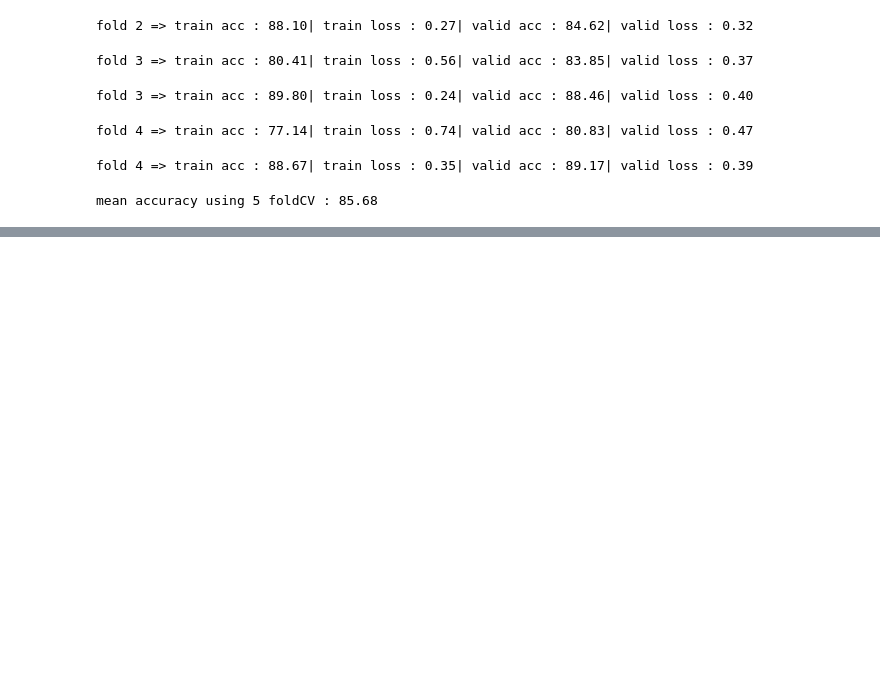
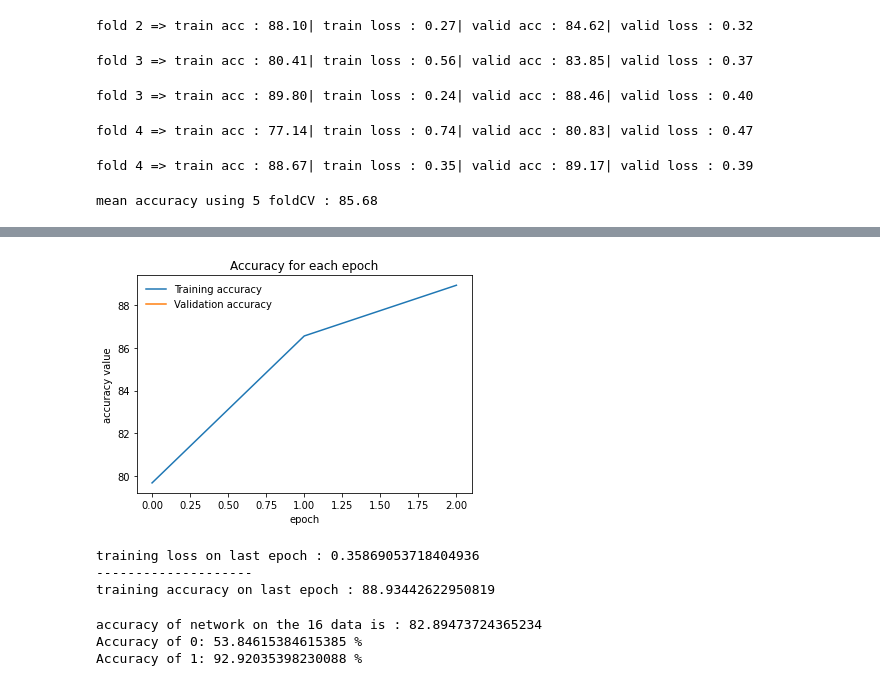
Before and after one commit to ZahraDehghani99/Parkinson-Disease-Classification, a Jupyter notebook: parkinson_disease_classification.ipynb, the cells around one changed output, grey strips where cells are left out. Drawn from its saved outputs; the diff is of its cells as text; code cells hidden in the pictures; blank space fills up the shorter version.

```diff
--- a/parkinson_disease_classification.ipynb
+++ b/parkinson_disease_classification.ipynb
@@ -882,0 +927,21 @@ mean accuracy using 5 foldCV : 85.68
+# %%
+#Training and validation accuracy
+plt.plot(train_acc, label='Training accuracy')
+plt.plot(valid_acc, label='Validation accuracy')
+plt.legend(frameon=False)
+plt.xlabel('epoch')
+plt.ylabel('accuracy value')
+plt.title("Accuracy for each epoch")
+plt.show()
+# %% [output]
+[figure, added]
+# %%
+print(f'training loss on last epoch : {train_loss[-1]}')
+# print(f'validation loss on last epoch : {valid_loss[-1]}')
+print('-'*20)
+print(f'training accuracy on last epoch : {train_acc[-1]}')
+# print(f'validation accuracy on last epoch : {valid_acc[-1]}')
+# %% [output]
+training loss on last epoch : 0.35869053718404936
+--------------------
+training accuracy on last epoch : 88.93442622950819
@@ -882,0 +991,6 @@ mean accuracy using 5 foldCV : 85.68
+# %%
+y_pred_test, y_actual_test = test(model, test_loader)
+# %% [output]
+accuracy of network on the 16 data is : 82.89473724365234
+Accuracy of 0: 53.84615384615385 %
+Accuracy of 1: 92.92035398230088 %
```
Also changed, not shown: parts of 10 cells of this notebook.
